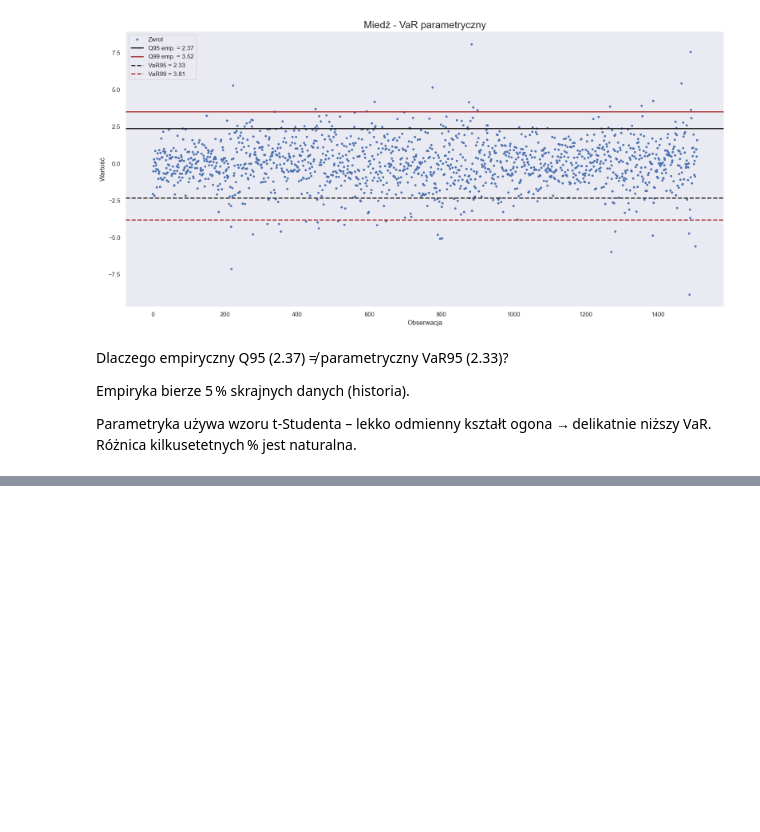
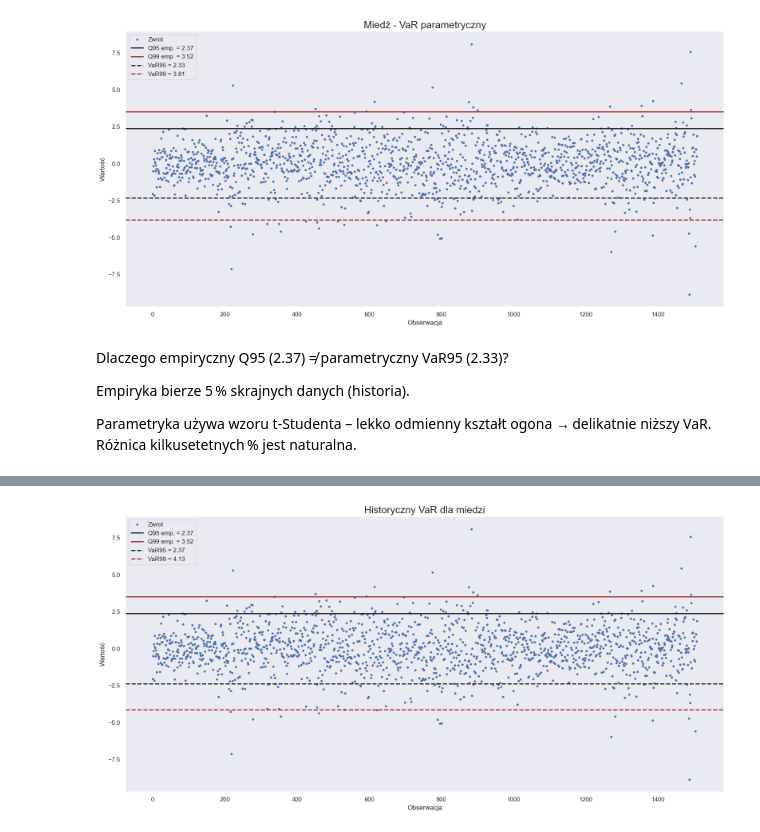
Before and after one commit to mathieuboro/nvidia_risk_management, a Jupyter notebook: projekt-3.ipynb, the cells around one changed output, grey strips where cells are left out. Drawn from its saved outputs; the diff is of its cells as text; code cells hidden in the pictures; blank space fills up the shorter version.

```diff
--- a/projekt-3.ipynb
+++ b/projekt-3.ipynb
@@ -145,7 +143,7 @@ var_95_1, var_99_1
 # %% [markdown]
 Poprawiona funkcja plot
 # %%
-def plot_var(values, VaR95, VaR99, title='Straty'):
+def plot_var(values, VaR95, VaR99, title='Zwroty'):
     values = pd.Series(values)   # bezpieczne rzutowanie
     plt.figure(figsize=(16, 8))
     plt.plot(values.index, values, 'o', markersize=3, label='Zwrot')
@@ -183,0 +198,7 @@ Parametryka używa wzoru t‑Studenta – lekko odmienny kształt ogona → de
+# %%
+VaR95 = -np.quantile(log_returns_copper, 0.05)
+VaR99 = -np.quantile(log_returns_copper, 0.01)
+
+plot_var(log_returns_copper, VaR95, VaR99, title='Historyczny VaR dla miedzi')
+# %% [output]
+[figure, added]
```
Also changed, not shown: parts of 10 cells of this notebook.
